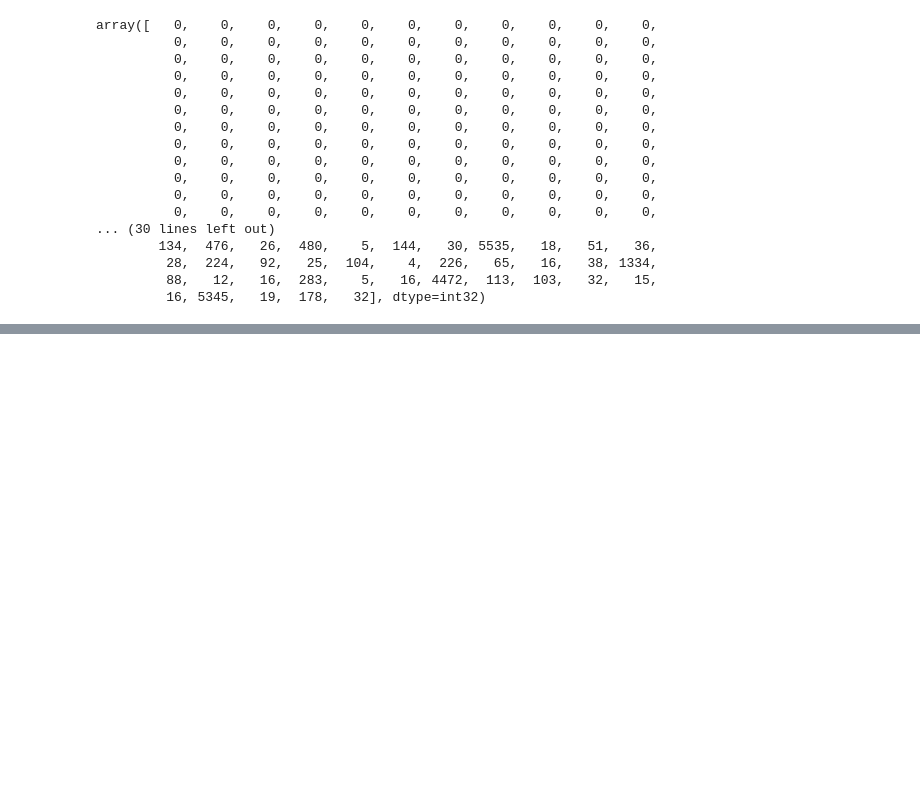
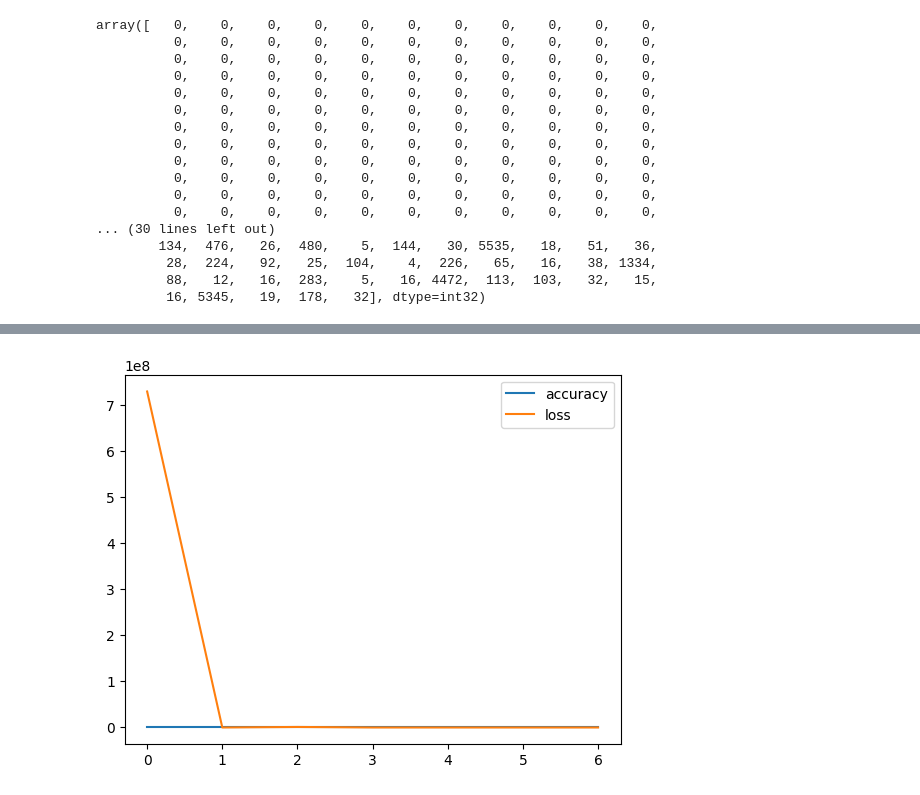
Before and after one commit to saadtariq-ds/IMDB-Movie-Reviews-Sentiment-Analysis, a Jupyter notebook: SimpleRNN.ipynb, the cells around one changed output, grey strips where cells are left out. Saved outputs shown, nothing was run; the diff lists cells and outputs as text; code cells hidden in the pictures; blank space fills up the shorter version.

Commit message:
Training the Model

```diff
--- a/SimpleRNN.ipynb
+++ b/SimpleRNN.ipynb
@@ -146,0 +154,12 @@ array([   0,    0,    0,    0,    0,    0,    0,    0,    0,    0,    0,
+# %%
+model=Sequential()
+
+model.add(Embedding(input_dim=max_features, output_dim=128, input_shape=(maximum_length,))) ## Embedding Layers
+model.add(SimpleRNN(units=128, activation='relu'))
+model.add(Dense(units=1, activation="sigmoid"))
+
+model.compile(
+    optimizer=optimizer,
+    loss=loss,
+    metrics=metrics
+)
@@ -146,0 +184,15 @@ array([   0,    0,    0,    0,    0,    0,    0,    0,    0,    0,    0,
+# %%
+early_stopping = EarlyStopping(
+    monitor='val_loss',
+    patience=5,
+    restore_best_weights=True
+)
+# %%
+model.fit(
+    x=X_train,
+    y=y_train,
+    batch_size=32,
+    epochs=10,
+    validation_split=0.2,
+    callbacks=[early_stopping],
+)
@@ -146,0 +215,14 @@ array([   0,    0,    0,    0,    0,    0,    0,    0,    0,    0,    0,
+# %%
+train_df = pd.DataFrame(
+    {
+        'accuracy': model.history.history['accuracy'],
+        'loss': model.history.history['loss']
+    }
+)
+
+validation_df = pd.DataFrame(
+    {
+        'val_accuracy': model.history.history['val_accuracy'],
+        'val_loss': model.history.history['val_loss']
+    }
+)
@@ -146,0 +251,4 @@ array([   0,    0,    0,    0,    0,    0,    0,    0,    0,    0,    0,
+# %%
+train_df.plot();
+# %% [output]
+[figure, added]
```
Also changed, not shown: parts of 13 cells of this notebook, 1 other file.
